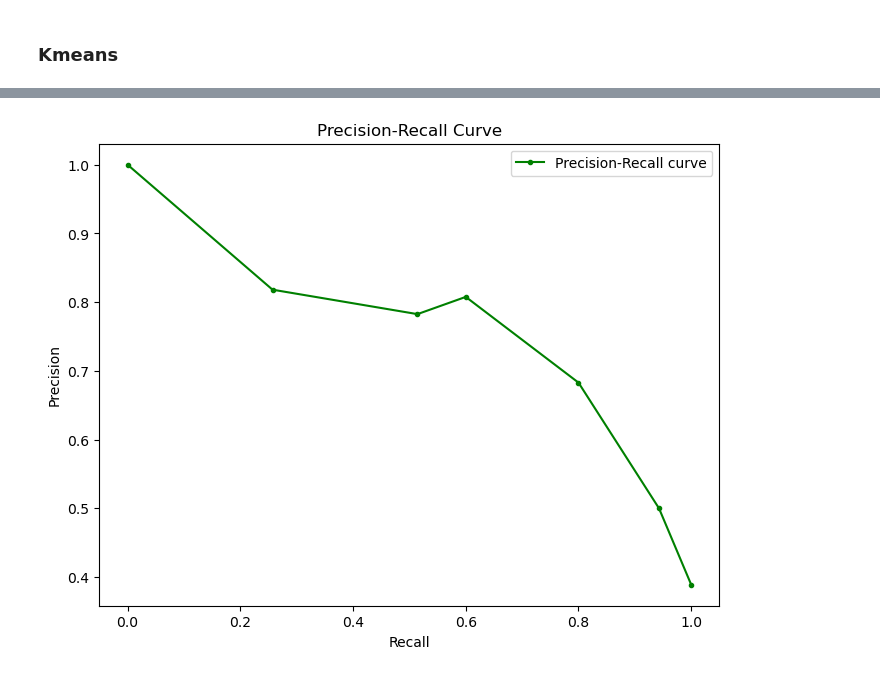
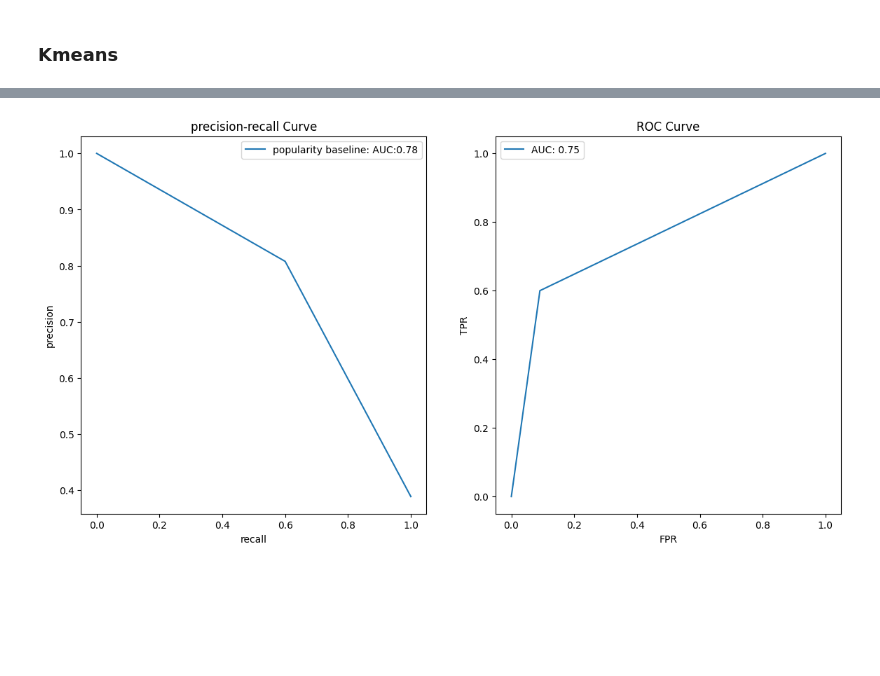
Before and after one commit to MaickMos/data_science_applied, a Jupyter notebook: Titanic_predictions.ipynb, the cells around one changed output, grey strips where cells are left out. Cells and saved outputs as stored; diff of their text form; code cells hidden in the pictures; blank space fills up the shorter version.

```diff
--- a/Titanic_predictions.ipynb
+++ b/Titanic_predictions.ipynb
@@ -269,8 +327,8 @@ knn.fit(X_train, y_train)
 # %%
 # Realizamos la prediccion sobre los datos de test
 
-prediccion_knn = knn.predict(X_test)
-print("Evaluación en Validación:\n", classification_report(y_test, y_test_pred))
+y_prediccion_knn = knn.predict(X_test)
+print("Evaluación en Validación:\n", classification_report(y_test, y_prediccion_knn))
 # %% [output]
 Evaluación en Validación:
                precision    recall  f1-score   support
@@ -303,14 +342,4 @@ plt.show()
-# %%
-# Calcular precisión y recall para diferentes umbrales
-precision, recall, _ = precision_recall_curve(y_test, y_probs)
-
-# Graficar
-plt.figure(figsize=(8,6))
-plt.plot(recall, precision, marker='.', color='green', label='Precision-Recall curve')
-plt.xlabel('Recall')
-plt.ylabel('Precision')
-plt.title('Precision-Recall Curve')
-plt.legend()
-plt.show()
-# %% [output]
-[figure, removed]
+# %%
+plot_metrics("popularity baseline", y_pred=y_prediccion_knn, y_test=y_test)
+# %% [output]
+[figure, added]
```
Also changed, not shown: parts of 22 cells of this notebook, 2 other files.
